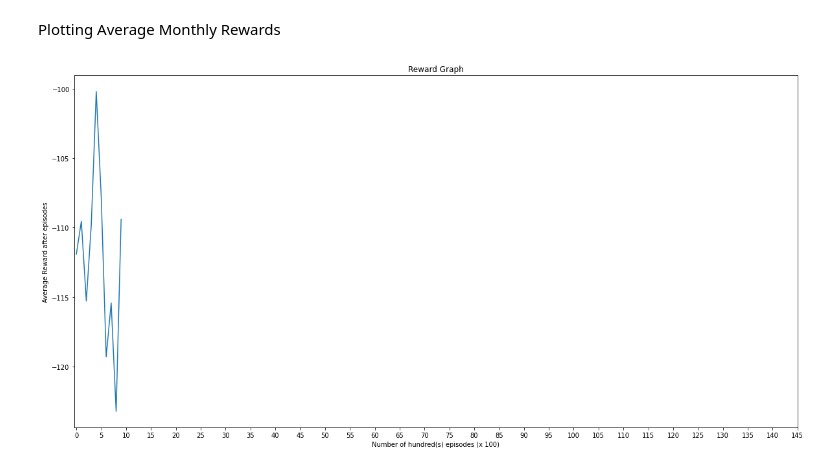
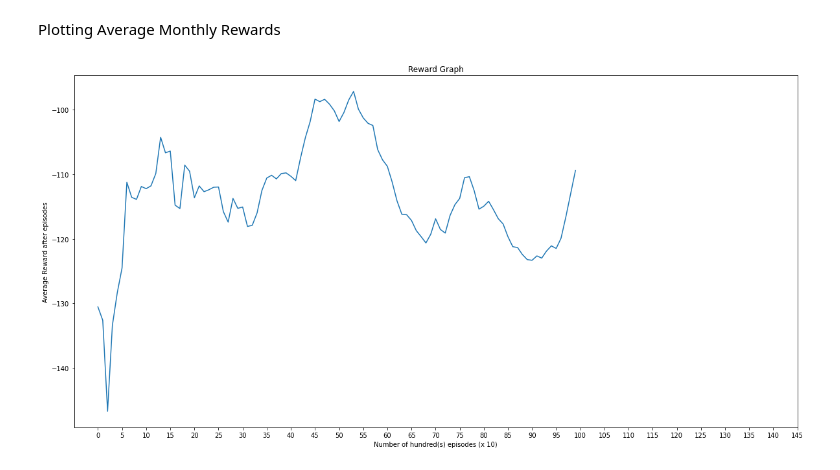
Before and after one commit to rramchan12/DeepRL-Scheduler-For-Taxi-Scheduling-Problem, a Jupyter notebook: DQN_Agent_Arch1.ipynb, the cells around one changed output. Cells and saved outputs as stored; diff of their text form; code cells hidden in the pictures.

Commit message:
Modified average reward to plot in steps of 10x100 episodes

```diff
--- a/DQN_Agent_Arch1.ipynb
+++ b/DQN_Agent_Arch1.ipynb
@@ -606,18 +604,18 @@ Plotting Average Monthly Rewards
 # %%
 avg_monthly_rewards = [
-    np.mean(rewards_per_episode[0:x + 99])
-    for x in range(0, total_episodes, 100)
+    np.mean(rewards_per_episode[0:x + 9])
+    for x in range(0, total_episodes, 10)
 ]
 
 plt.figure(figsize=(20, 10))
 
 plt.plot(range(0, len(avg_monthly_rewards)), avg_monthly_rewards)
 
-plt.xlabel("Number of hundred(s) episodes (x 100)")
+plt.xlabel("Number of hundred(s) episodes (x 10)")
 plt.ylabel("Average Reward after episodes")
 plt.title("Reward Graph")
 plt.xticks(range(0, 150, 5))
 
 plt.show()
 # %% [output]
-[figure, old version]
+[figure, new version]
```
Also changed, not shown: parts of 3 cells of this notebook.
